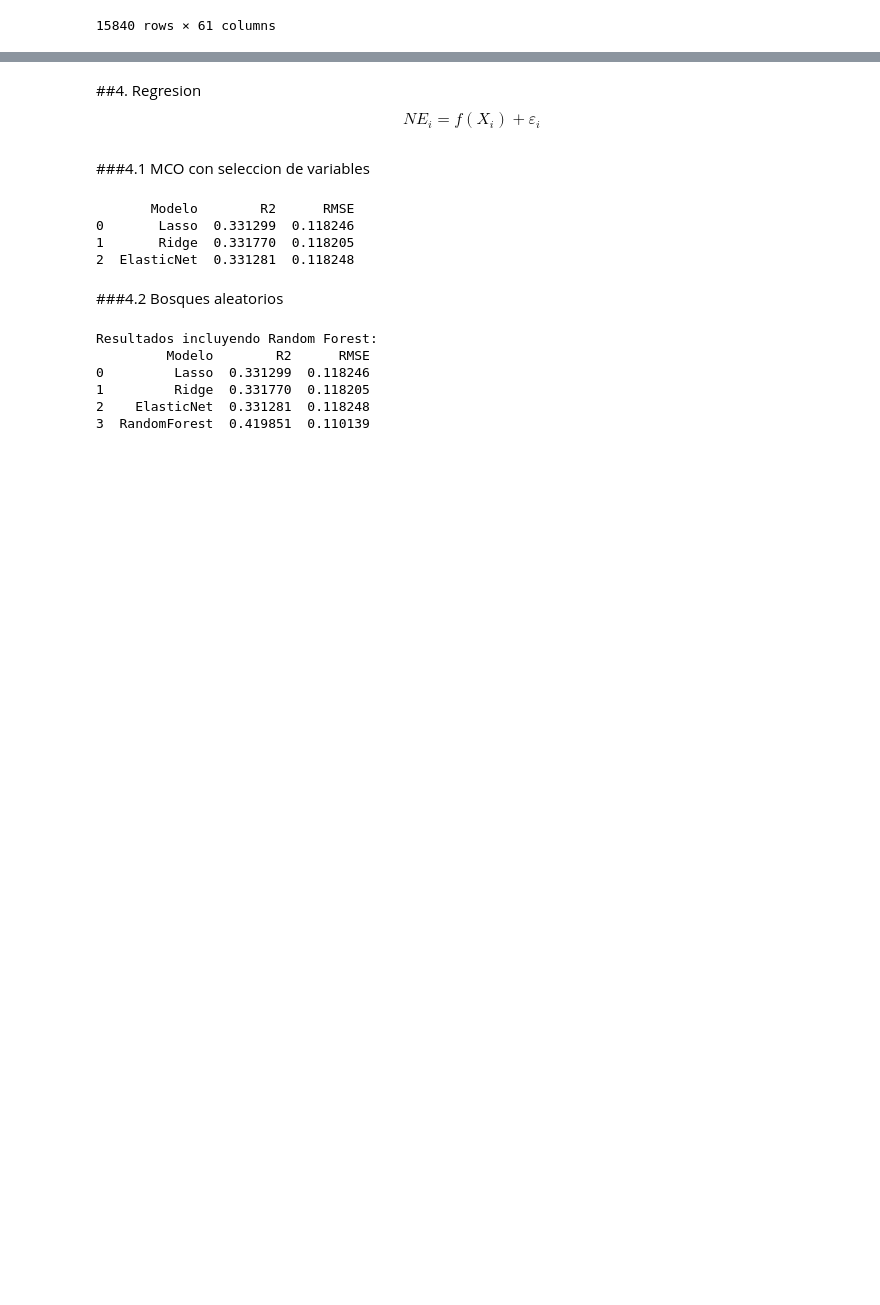
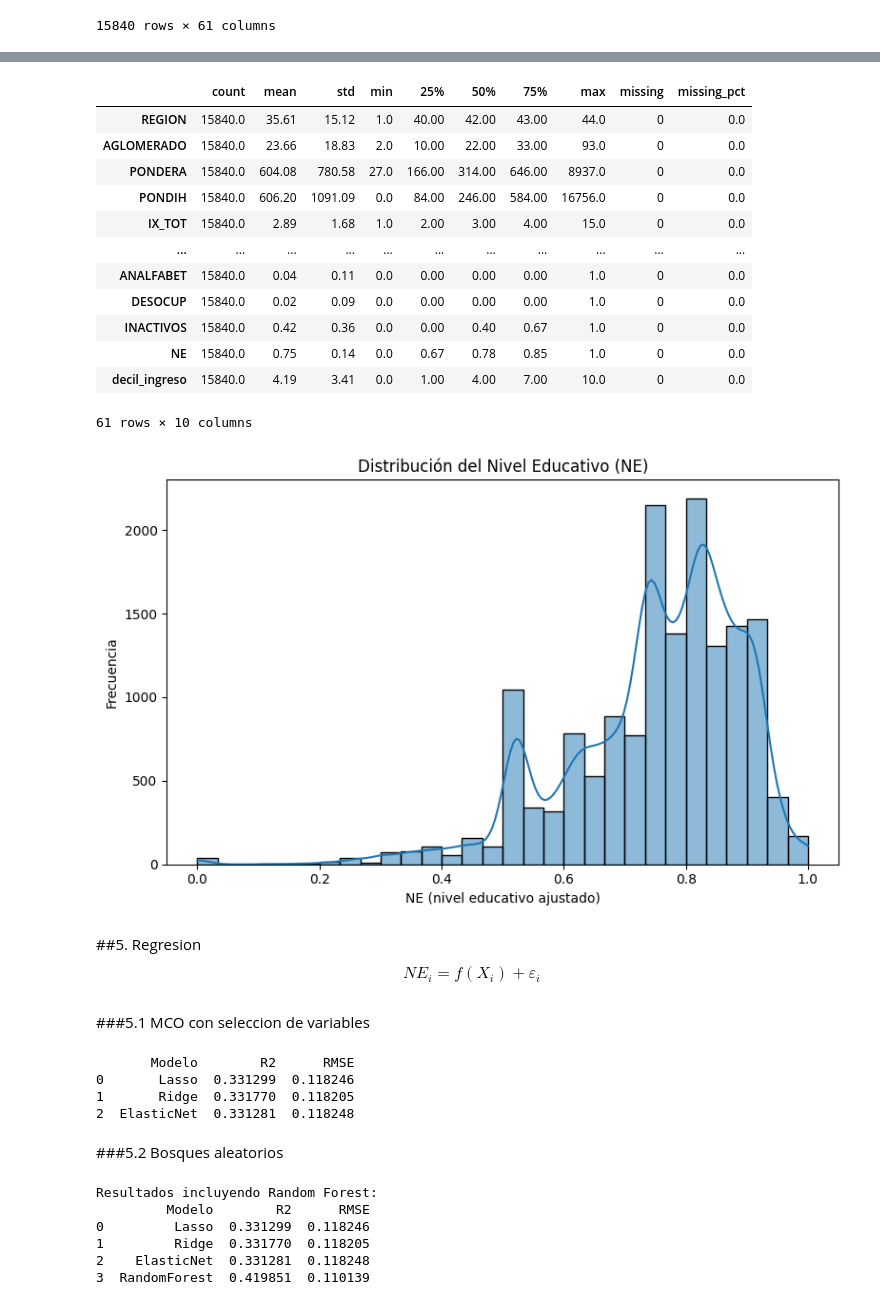
Before and after one commit to santiagoriverti/prediccion_nivel_educativo, a Jupyter notebook: scripts/prediccion_nivel_educativo.ipynb, the cells around one changed output, grey strips where cells are left out. Drawn from its saved outputs; the diff is of its cells as text; code cells hidden in the pictures; blank space fills up the shorter version.

Commit message:
Inicio estadistica descriptiva

```diff
--- a/scripts/prediccion_nivel_educativo.ipynb
+++ b/scripts/prediccion_nivel_educativo.ipynb
@@ -405,7 +562,47 @@ df_modelo
+# %%
+# ============================================================
+# Estadística descriptiva general del dataset df_modelo
+# ============================================================
+
+# ------------------------------------------------------------
+# Estadísticas básicas
+# ------------------------------------------------------------
+desc_stats = df_modelo.describe().T
+desc_stats['missing'] = df_modelo.isnull().sum()
+desc_stats['missing_pct'] = 100 * desc_stats['missing'] / len(df_modelo)
+
+# Mostrar resumen estadístico
+display(desc_stats.round(2))
+
+# ------------------------------------------------------------
+# Distribución del NE (Nivel educativo ajustado)
+# ------------------------------------------------------------
+plt.figure(figsize=(8, 5))
+sns.histplot(df_modelo['NE'], bins=30, kde=True)
+plt.title('Distribución del Nivel Educativo (NE)')
+plt.xlabel('NE (nivel educativo ajustado)')
+plt.ylabel('Frecuencia')
+plt.tight_layout()
+plt.show()
+# %% [output]
+|  | count | mean | std | min | 25% | 50% | 75% | max | missing | missing_pct |
+| REGION | 15840.0 | 35.61 | 15.12 | 1.0 | 40.00 | 42.00 | 43.00 | 44.0 | 0 | 0.0 |
+| AGLOMERADO | 15840.0 | 23.66 | 18.83 | 2.0 | 10.00 | 22.00 | 33.00 | 93.0 | 0 | 0.0 |
+| PONDERA | 15840.0 | 604.08 | 780.58 | 27.0 | 166.00 | 314.00 | 646.00 | 8937.0 | 0 | 0.0 |
+| PONDIH | 15840.0 | 606.20 | 1091.09 | 0.0 | 84.00 | 246.00 | 584.00 | 16756.0 | 0 | 0.0 |
+| IX_TOT | 15840.0 | 2.89 | 1.68 | 1.0 | 2.00 | 3.00 | 4.00 | 15.0 | 0 | 0.0 |
+| ... | ... | ... | ... | ... | ... | ... | ... | ... | ... | ... |
+| ANALFABET | 15840.0 | 0.04 | 0.11 | 0.0 | 0.00 | 0.00 | 0.00 | 1.0 | 0 | 0.0 |
+| DESOCUP | 15840.0 | 0.02 | 0.09 | 0.0 | 0.00 | 0.00 | 0.00 | 1.0 | 0 | 0.0 |
+| INACTIVOS | 15840.0 | 0.42 | 0.36 | 0.0 | 0.00 | 0.40 | 0.67 | 1.0 | 0 | 0.0 |
+| NE | 15840.0 | 0.75 | 0.14 | 0.0 | 0.67 | 0.78 | 0.85 | 1.0 | 0 | 0.0 |
+| decil_ingreso | 15840.0 | 4.19 | 3.41 | 0.0 | 1.00 | 4.00 | 7.00 | 10.0 | 0 | 0.0 |
+61 rows × 10 columns
+[figure, added]
 # %% [markdown]
-##4. Regresion
+##5. Regresion
 $${NE}_i = f(X_i) + \varepsilon_i$$
 # %% [markdown]
-###4.1 MCO con seleccion de variables
+###5.1 MCO con seleccion de variables
 # %%
 # ============================================================
@@ -486,6 +683,6 @@ print(df_resultados)
 1       Ridge  0.331770  0.118205
 2  ElasticNet  0.331281  0.118248
 # %% [markdown]
-###4.2 Bosques aleatorios
+###5.2 Bosques aleatorios
 # %%
 # ============================================================
```
Also changed, not shown: parts of 29 cells of this notebook.
